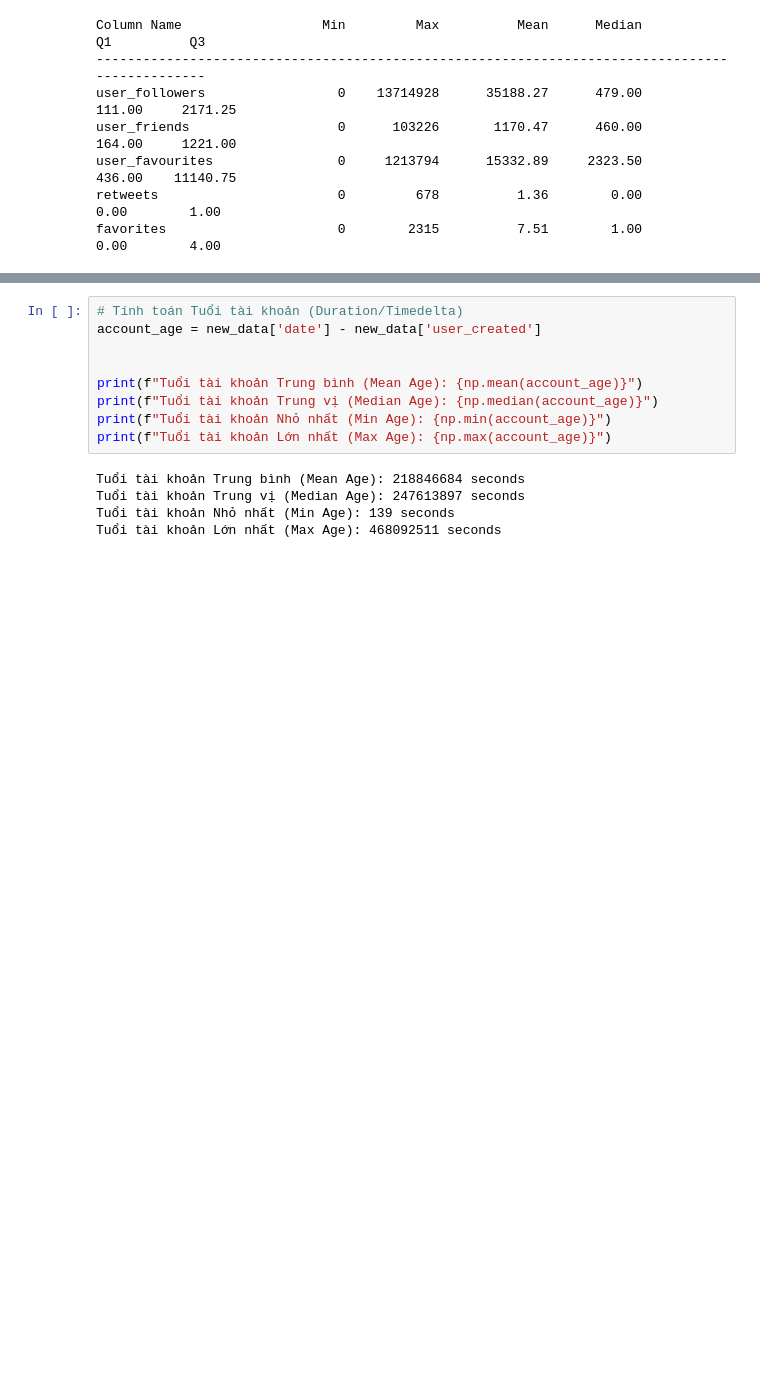
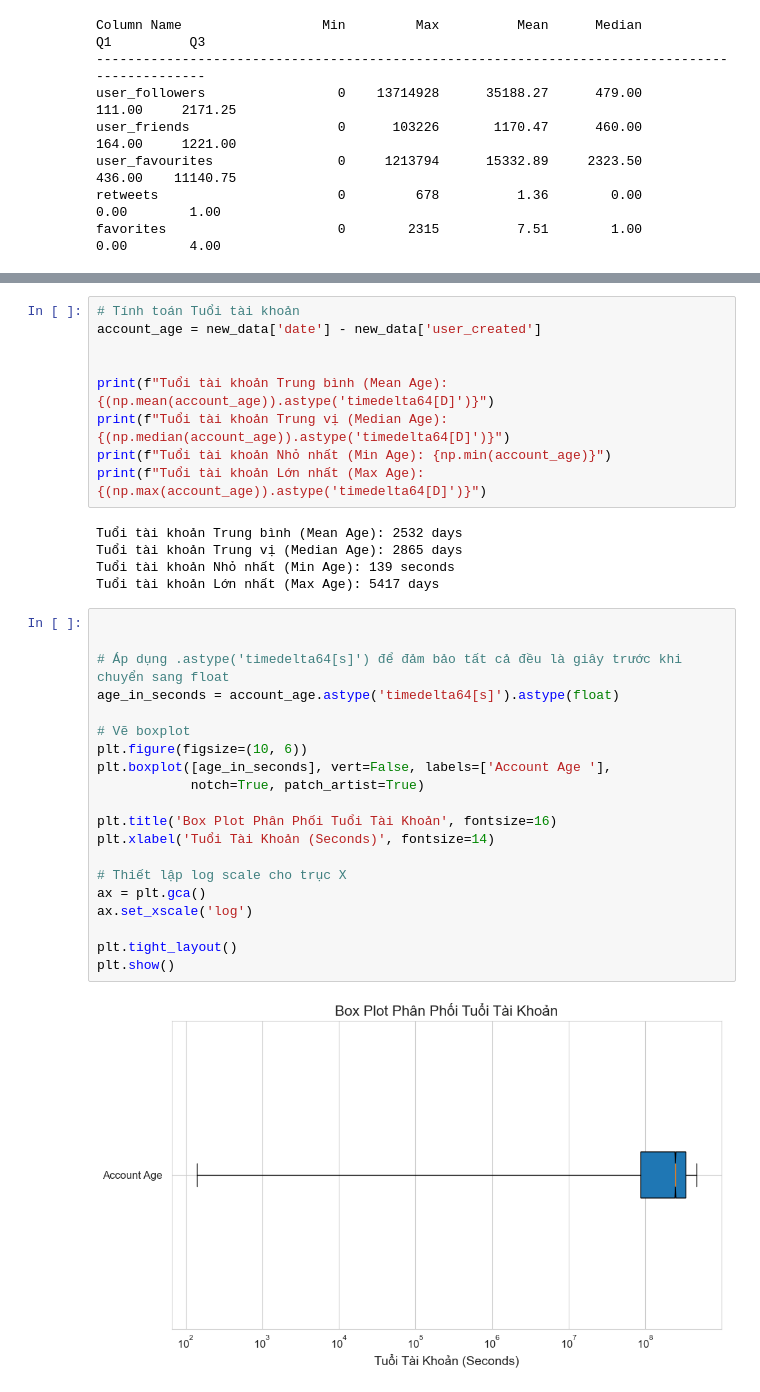
Before and after one commit to tientien01/LTKHDL---Pfizer-Vaccine-Tweets---23120370, a Jupyter notebook: notebooks/01_data_exploration.ipynb, the cells around one changed output, grey strips where cells are left out. Cells and saved outputs as stored; diff of their text form; blank space fills up the shorter version.

```diff
--- a/notebooks/01_data_exploration.ipynb
+++ b/notebooks/01_data_exploration.ipynb
@@ -323,14 +333,36 @@ Ngày Tạo Tài Khoản Muộn nhất: 2021-11-18T22:02:07
 # %%
-# Tính toán Tuổi tài khoản (Duration/Timedelta)
+# Tính toán Tuổi tài khoản
 account_age = new_data['date'] - new_data['user_created']
 
 
-print(f"Tuổi tài khoản Trung bình (Mean Age): {np.mean(account_age)}")
-print(f"Tuổi tài khoản Trung vị (Median Age): {np.median(account_age)}")
+print(f"Tuổi tài khoản Trung bình (Mean Age): {(np.mean(account_age)).astype('timedelta64[D]')}")
+print(f"Tuổi tài khoản Trung vị (Median Age): {(np.median(account_age)).astype('timedelta64[D]')}")
 print(f"Tuổi tài khoản Nhỏ nhất (Min Age): {np.min(account_age)}")
-print(f"Tuổi tài khoản Lớn nhất (Max Age): {np.max(account_age)}")
+print(f"Tuổi tài khoản Lớn nhất (Max Age): {(np.max(account_age)).astype('timedelta64[D]')}")
 # %% [output]
-Tuổi tài khoản Trung bình (Mean Age): 218846684 seconds
-Tuổi tài khoản Trung vị (Median Age): 247613897 seconds
+Tuổi tài khoản Trung bình (Mean Age): 2532 days
+Tuổi tài khoản Trung vị (Median Age): 2865 days
 Tuổi tài khoản Nhỏ nhất (Min Age): 139 seconds
-Tuổi tài khoản Lớn nhất (Max Age): 468092511 seconds
+Tuổi tài khoản Lớn nhất (Max Age): 5417 days
+# %%
+
+
+# Áp dụng .astype('timedelta64[s]') để đảm bảo tất cả đều là giây trước khi chuyển sang float
+age_in_seconds = account_age.astype('timedelta64[s]').astype(float)
+
+# Vẽ boxplot
+plt.figure(figsize=(10, 6))
+plt.boxplot([age_in_seconds], vert=False, labels=['Account Age '],
+            notch=True, patch_artist=True)
+
+plt.title('Box Plot Phân Phối Tuổi Tài Khoản', fontsize=16)
+plt.xlabel('Tuổi Tài Khoản (Seconds)', fontsize=14)
+
+# Thiết lập log scale cho trục X
+ax = plt.gca()
+ax.set_xscale('log')
+
+plt.tight_layout()
+plt.show()
+# %% [output]
+[figure, added]
```
Also changed, not shown: parts of 26 cells of this notebook.
